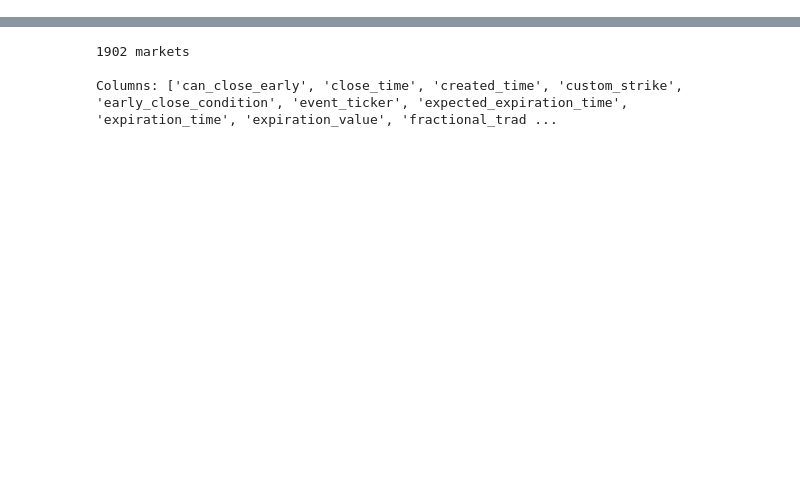
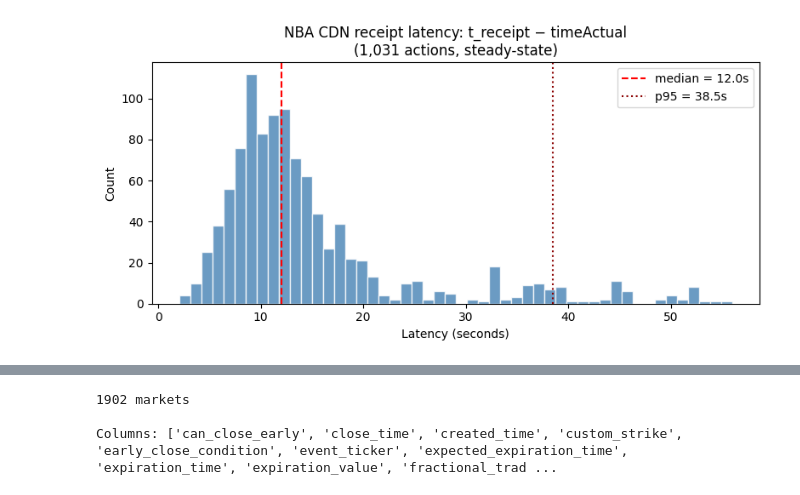
Before and after one commit to cziwang/prediction-market-exploration, a Jupyter notebook: notebooks/nba_eda.ipynb, the cells around one changed output, grey strips where cells are left out. Saved outputs shown, nothing was run; the diff lists cells and outputs as text; code cells hidden in the pictures; blank space fills up the shorter version.

```diff
--- a/notebooks/nba_eda.ipynb
+++ b/notebooks/nba_eda.ipynb
@@ -264,3 +204,20 @@ print(f"\n{len(common)} common fields out of {len(stats_cols)} stats / {len(cdn_
+# %%
+import matplotlib.pyplot as plt
+
+fig, ax = plt.subplots(figsize=(8, 4))
+ax.hist(nba_lag_steady, bins=50, color="steelblue", edgecolor="white", alpha=0.8)
+ax.axvline(nba_lag_steady.median(), color="red", linestyle="--",
+           label=f"median = {nba_lag_steady.median():.1f}s")
+ax.axvline(nba_lag_steady.quantile(0.95), color="darkred", linestyle=":",
+           label=f"p95 = {nba_lag_steady.quantile(0.95):.1f}s")
+ax.set_xlabel("Latency (seconds)")
+ax.set_ylabel("Count")
+ax.set_title(f"NBA CDN receipt latency: t_receipt − timeActual\n({len(nba_lag_steady):,} actions, steady-state)")
+ax.legend()
+plt.tight_layout()
+plt.show()
+# %% [output]
+[figure, added]
 # %% [markdown]
 ## 3. Kalshi market data — can we join on game state?
 
```
Also changed, not shown: parts of 35 cells of this notebook, 1 other file.
